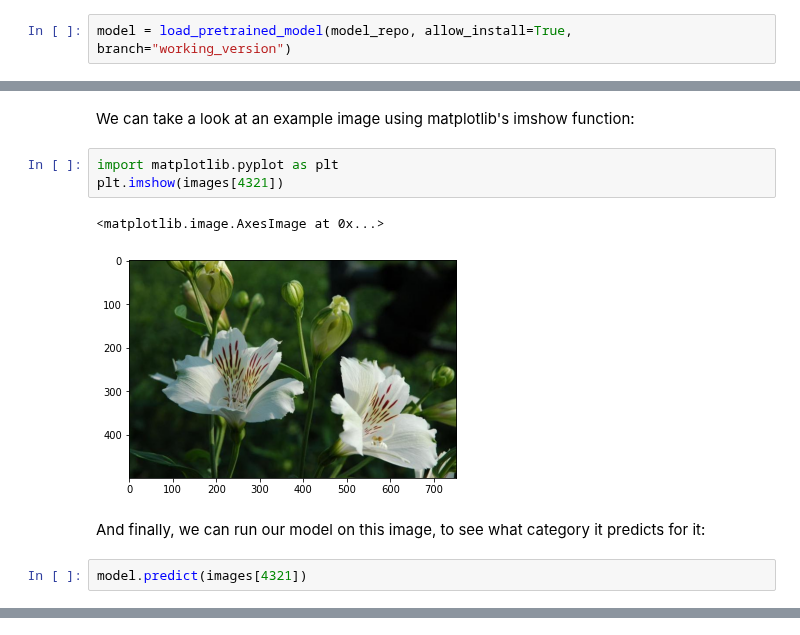
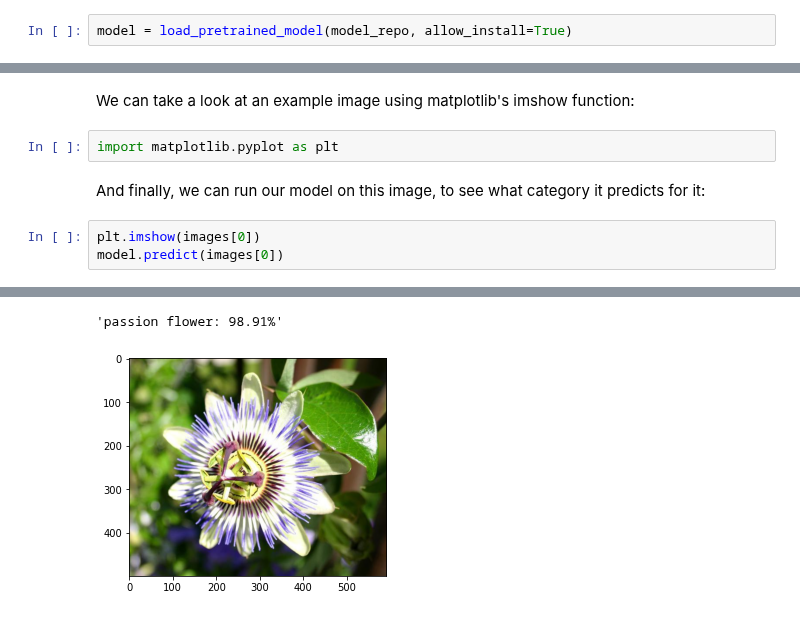
Before and after one commit to scivision-gallery/connections-workshop-examples, a Jupyter notebook: FlowerClassification.ipynb, the cells around one changed output, grey strips where cells are left out. Cells and saved outputs as stored; diff of their text form.

Commit message:
working flower notebook

```diff
--- a/FlowerClassification.ipynb
+++ b/FlowerClassification.ipynb
@@ -29,5 +29,5 @@ Our newly-added "flower-species" model is there as the last entry.  We can use t
 # %%
 model_repo = models_catalog[models_catalog.name == "flower-classification-model"].url.item()
 # %%
-model = load_pretrained_model(model_repo, allow_install=True, branch="working_version")
+model = load_pretrained_model(model_repo, allow_install=True)
 # %% [output]
@@ -114,12 +81,9 @@ images = data_config.flowers().to_dask()
 We can take a look at an example image using matplotlib's imshow function:
 # %%
 import matplotlib.pyplot as plt
-plt.imshow(images[4321])
-# %% [output]
-<matplotlib.image.AxesImage at 0x...>
-[figure, removed]
 # %% [markdown]
 And finally, we can run our model on this image, to see what category it predicts for it:
 # %%
-model.predict(images[4321])
+plt.imshow(images[0])
+model.predict(images[0])
 # %% [output]
@@ -129,0 +91,2 @@ ValueError: in user code:
+'passion flower: 98.91%'
+[figure, added]
```
Also changed, not shown: parts of 6 cells of this notebook.
